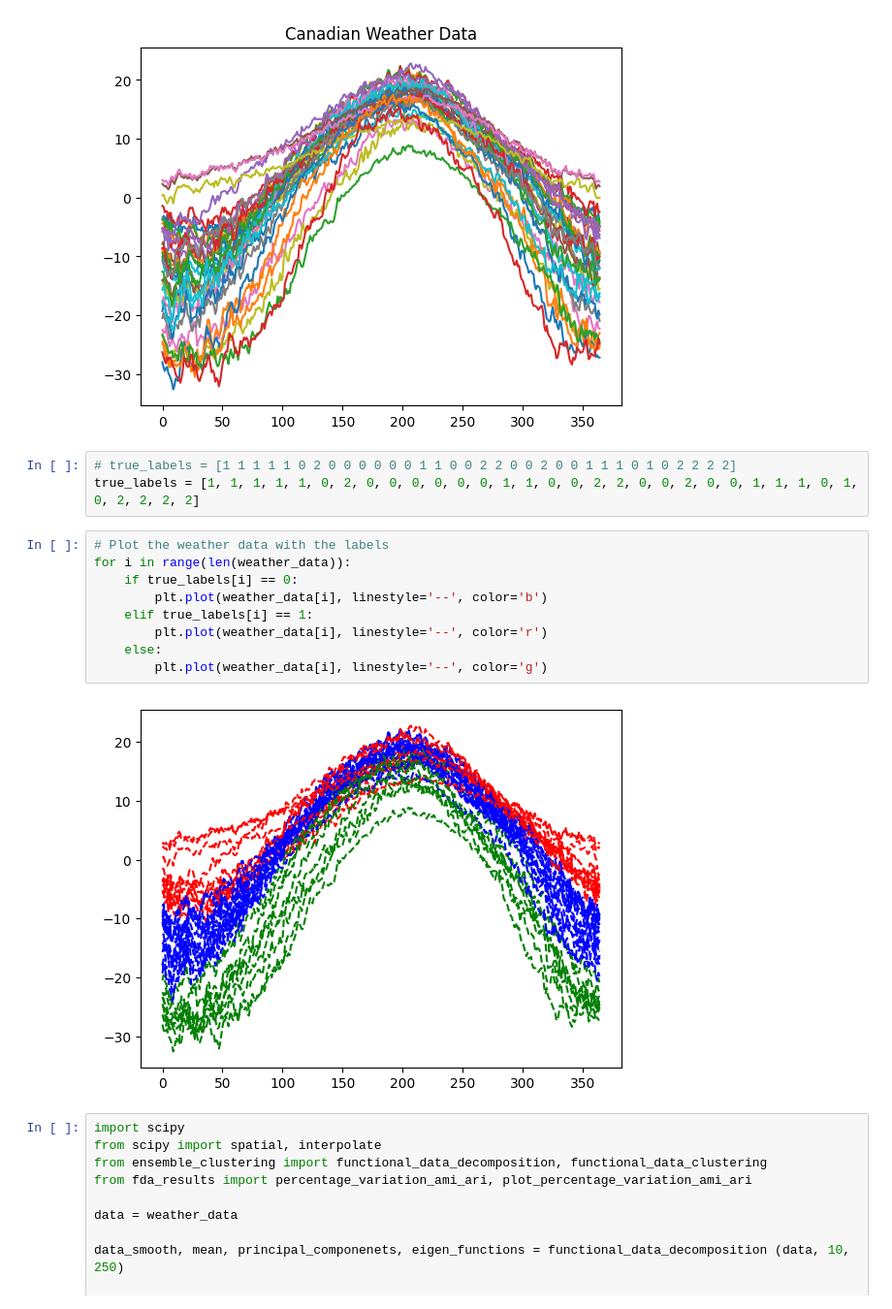
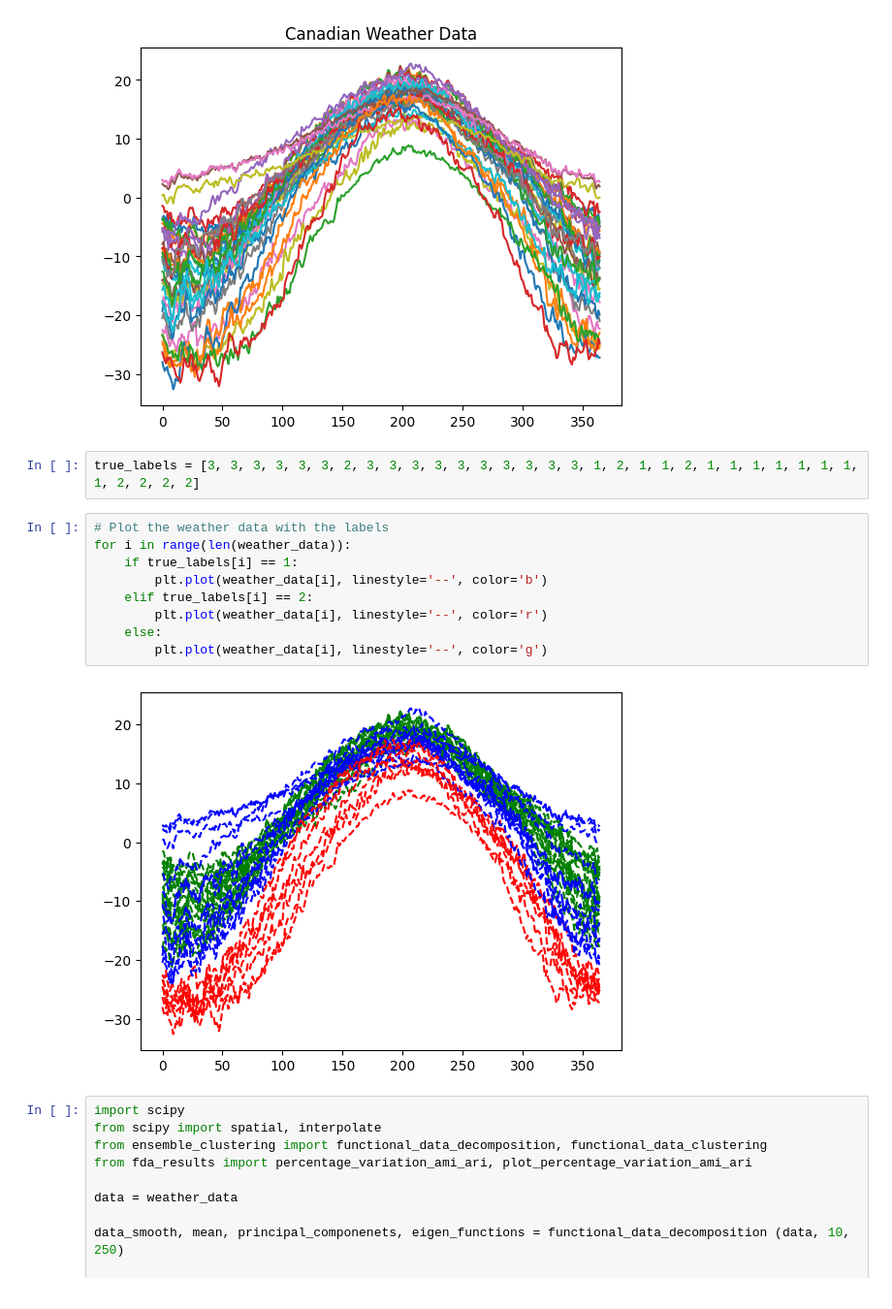
Before and after one commit to Newman251/Thesis-Functional_Data_Ensemble_Clustering_From_FDA, a Jupyter notebook: real_dataset6.ipynb, the cells around one changed output. Shown at 97% size. Cells and saved outputs as stored; diff of their text form.

```diff
--- a/real_dataset6.ipynb
+++ b/real_dataset6.ipynb
@@ -16,20 +16,19 @@ plt.title('Canadian Weather Data')
 weather_data = weather_data.T
 # %% [output]
 [figure]
-# %%
-# true_labels = [1 1 1 1 1 0 2 0 0 0 0 0 0 1 1 0 0 2 2 0 0 2 0 0 1 1 1 0 1 0 2 2 2 2]
-true_labels = [1, 1, 1, 1, 1, 0, 2, 0, 0, 0, 0, 0, 0, 1, 1, 0, 0, 2, 2, 0, 0, 2, 0, 0, 1, 1, 1, 0, 1, 0, 2, 2, 2, 2]
+# %%
+true_labels = [3, 3, 3, 3, 3, 3, 2, 3, 3, 3, 3, 3, 3, 3, 3, 3, 3, 1, 2, 1, 1, 2, 1, 1, 1, 1, 1, 1, 1, 1, 2, 2, 2, 2]
 # %%
 # Plot the weather data with the labels
 for i in range(len(weather_data)):
-    if true_labels[i] == 0:
+    if true_labels[i] == 1:
         plt.plot(weather_data[i], linestyle='--', color='b')
-    elif true_labels[i] == 1:
+    elif true_labels[i] == 2:
         plt.plot(weather_data[i], linestyle='--', color='r')
     else:
         plt.plot(weather_data[i], linestyle='--', color='g')
 # %% [output]
-[figure, old version]
+[figure, new version]
 # %%
 import scipy
 from scipy import spatial, interpolate
```
Also changed, not shown: parts of 5 cells of this notebook, 5 other files.
